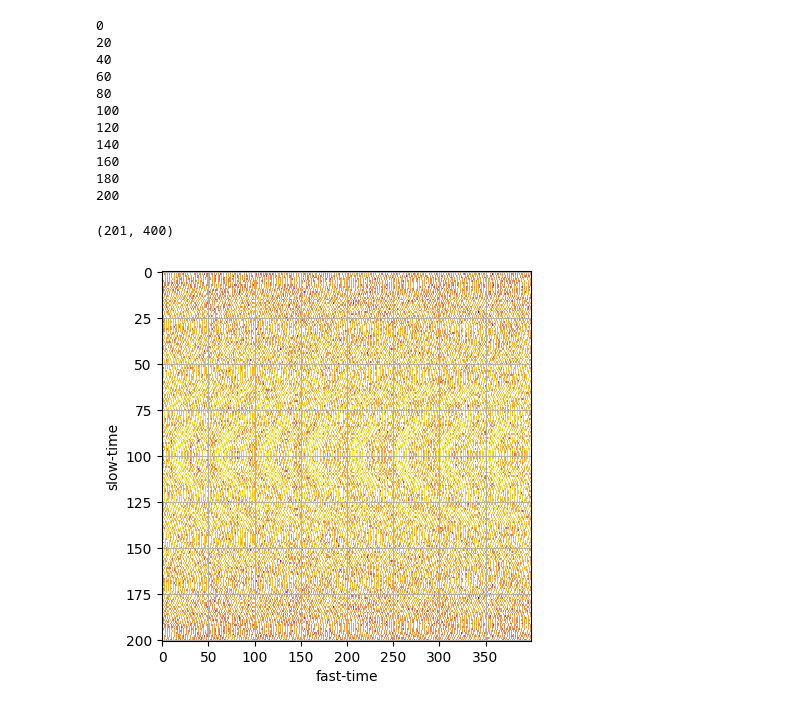
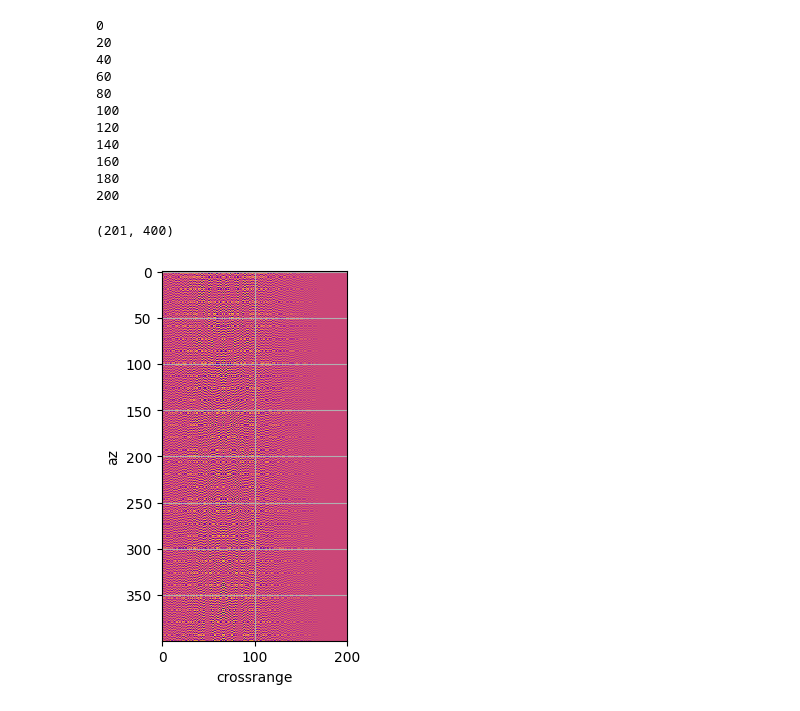
Before and after one commit to morzack/ece592-radar-SAR-proj, a Jupyter notebook: sar_sim.ipynb, the cells around one changed output. Cells and saved outputs as stored; diff of their text form; code cells hidden in the pictures.

```diff
--- a/sar_sim.ipynb
+++ b/sar_sim.ipynb
@@ -148,10 +157,10 @@ def ret_adc_target(t, gain_f, target_range, target_rcs, target_angle_rad):
 
 def ret_adc_target_realspace(t, gain_f, target_rcs, target_pos, radar_pos, radar_angle):
     # assume radar angle 0 deg = looking along X axis
-    dx, dy = (target_pos[0] - radar_pos[0]), (target_pos[1] - radar_pos[1])
-    target_angle = math.atan2(dy, dx)
+    d_crossrange, d_az = (target_pos[0] - radar_pos[0]), (target_pos[1] - radar_pos[1])
+    target_angle = math.atan2(d_az, d_crossrange)
     delta_angle = target_angle - radar_angle
-    target_dist = math.hypot(dx, dy)
+    target_dist = math.hypot(d_crossrange, d_az)
     return ret_adc_target(t, gain_f, target_dist, target_rcs, delta_angle)
 
 def ret_adc(t, gain_f, targets, radar_pos, radar_angle):
@@ -179,17 +188,17 @@ def ret_chirp(pulse_duration, fs, gain_f, targets, radar_pos, radar_angle, max_s
 # e.g. a grid of targets with different reflectivities around 0,0
 # targets = [((0, 0), 10), ((0.2, 0.2), 5), ()]
 targets = []
-for dx in (-0.5, -0.25, 0, 0.25, 0.5):
+for d_crossrange in (-2, 0, 2):
     # for dy in (-0.25, 0, 0.25):
-    targets.append(((dx, 0), 10))
-for dy in (-0.5, 0, 0.5):
-    targets.append(((0, dy), 10))
+    targets.append(((d_crossrange, 0), 10))
+# for d_az in (-2, 2):
+#     targets.append(((0, d_az), 10))
 
 # targets = [((0,0), 10)]
 
-radar_angle = 0
-radar_start_pos = (-4.5, -2)
-radar_vel = (0, 1)
+radar_angle = np.deg2rad(90)
+radar_start_pos = (-4, -4.5) # crossrange, az
+radar_vel = (3, 0)
 observation_time = 4 # s
 
 path_noise_std = 0
@@ -222,7 +231,10 @@ for sweep_raw in range(n_sweeps):
     dt_offset = dt + (1/PRF) * offset_raw
     dt = dt_offset
 
-    r_pos_local = (radar_start_pos[0]+radar_vel[0]*dt, radar_start_pos[1]+radar_vel[1]*dt)
+    r_pos_local = (
+        radar_start_pos[0]+radar_vel[0]*dt,
+        radar_start_pos[1]+radar_vel[1]*dt
+        ) # crossrange, az
     data_matrix.append(ret_chirp(ANT_pulse_dur, ANT_fs, horiz_gain, targets, r_pos_local, radar_angle, -1))
     SAR_positions.append(r_pos_local)
     if sweep_raw % (n_sweeps//10) == 0:
@@ -242,21 +254,20 @@ for sweep_raw in range(n_sweeps):
 200
 # %%
 # with some data, now we can do processing. start by plotting data
-data_matrix_numpy = np.zeros((len(data_matrix), len(data_matrix[0])))
+data_matrix_numpy = np.zeros(shape=(len(data_matrix), len(data_matrix[0]))) # crossrange, az
 print(data_matrix_numpy.shape)
-for k1, s in enumerate(data_matrix):
-    for k2 in range(len(data_matrix[0])):
+for k1, s in enumerate(data_matrix): # crossrange
+    for k2 in range(len(data_matrix[0])): # az
         data_matrix_numpy[k1, k2] = s[k2]
-data_matrix_numpy = data_matrix_numpy
 fig, ax = plt.subplots()
-ax.imshow(10*np.log10(data_matrix_numpy), cmap='plasma', interpolation='nearest')
-ax.set(xlabel='fast-time', ylabel='slow-time')
-ax.set_aspect(1/(len(data_matrix)/len(data_matrix[0])))
+ax.imshow(data_matrix_numpy[:,:].T, cmap='plasma', interpolation='nearest')
+ax.set(xlabel='crossrange', ylabel='az')
+# ax.set_aspect(1/(len(data_matrix)/len(data_matrix[0])))
 ax.grid()
 plt.show()
 # %% [output]
 (201, 400)
-[figure, old version]
+[figure, new version]
 # %%
 # then, let's attempt range compression
 # simply perform an FFT on each fast-time slice and spit out the values
```
Also changed, not shown: parts of 7 cells of this notebook, 1 other file.
